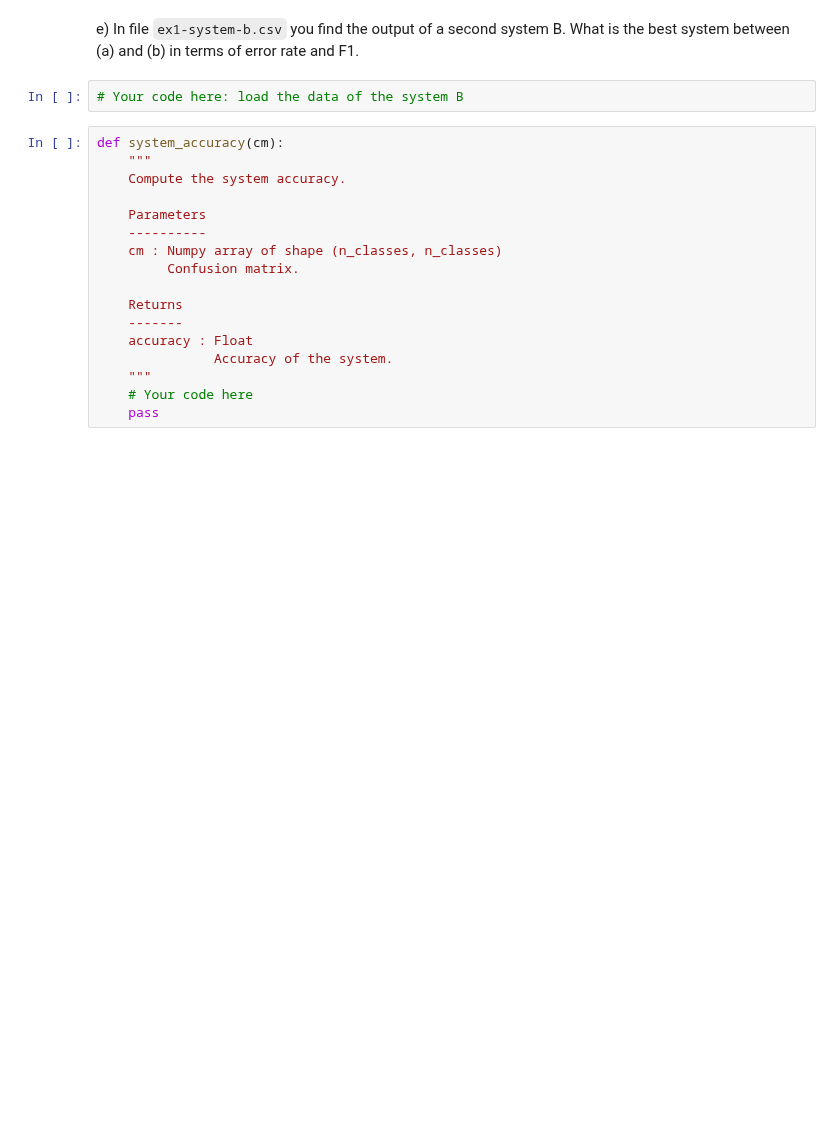
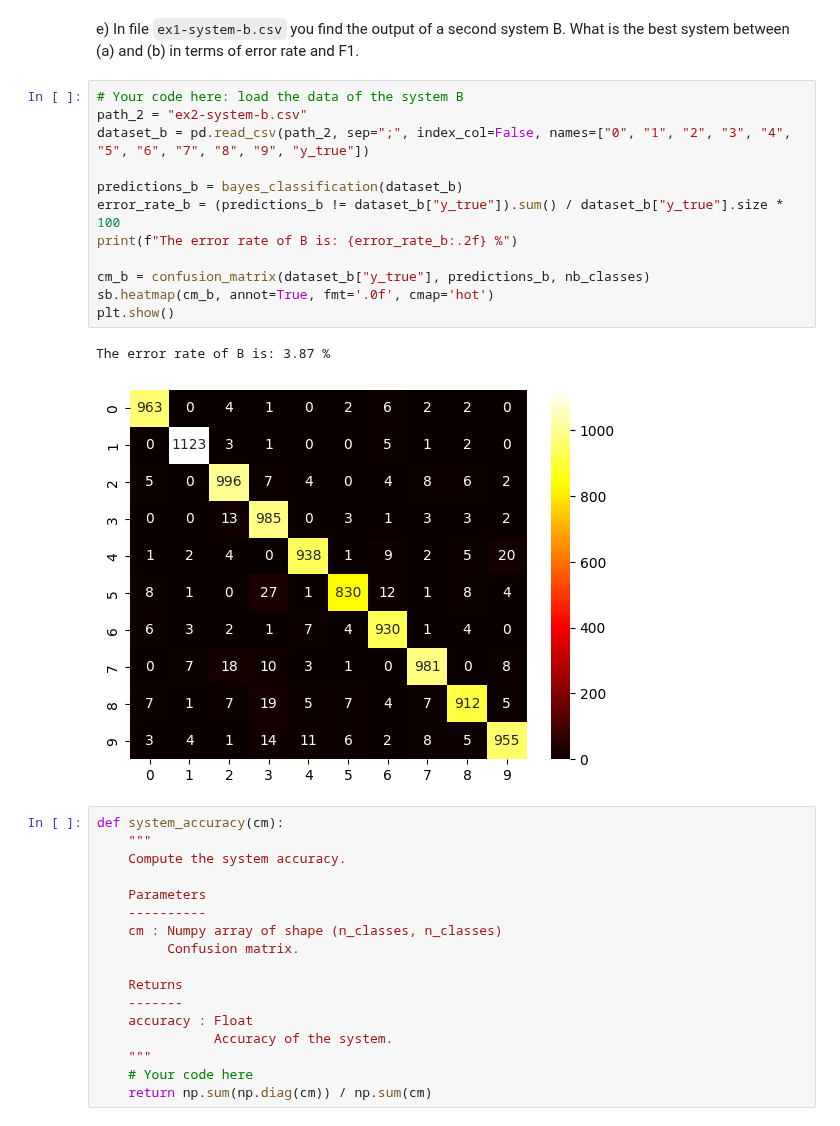
Before and after one commit to pleopleo6/FTP__ML, a Jupyter notebook: ML-PW-03-pellandini-gervasio-jaquet/ex2-sys-eval-20250930/ex2-sys-eval-stud.ipynb, the cells around one changed output. Drawn from its saved outputs; the diff is of its cells as text; blank space fills up the shorter version.

```diff
--- a/ML-PW-03-pellandini-gervasio-jaquet/ex2-sys-eval-20250930/ex2-sys-eval-stud.ipynb
+++ b/ML-PW-03-pellandini-gervasio-jaquet/ex2-sys-eval-20250930/ex2-sys-eval-stud.ipynb
@@ -125,6 +173,19 @@ def recall_per_class(cm):
 e) In file `ex1-system-b.csv` you find the output of a second system B. What is the best system between (a) and (b) in terms of error rate and F1.
 # %%
 # Your code here: load the data of the system B
+path_2 = "ex2-system-b.csv"
+dataset_b = pd.read_csv(path_2, sep=";", index_col=False, names=["0", "1", "2", "3", "4", "5", "6", "7", "8", "9", "y_true"])
+
+predictions_b = bayes_classification(dataset_b)
+error_rate_b = (predictions_b != dataset_b["y_true"]).sum() / dataset_b["y_true"].size * 100
+print(f"The error rate of B is: {error_rate_b:.2f} %")
+
+cm_b = confusion_matrix(dataset_b["y_true"], predictions_b, nb_classes)
+sb.heatmap(cm_b, annot=True, fmt='.0f', cmap='hot')
+plt.show()
+# %% [output]
+The error rate of B is: 3.87 %
+[figure, added]
 # %%
 def system_accuracy(cm):
     """
@@ -141,7 +202,7 @@ def system_accuracy(cm):
                Accuracy of the system.
     """
     # Your code here
-    pass
+    return np.sum(np.diag(cm)) / np.sum(cm)
 # %%
 def system_f1_score(cm):
     """
```
Also changed, not shown: parts of 13 cells of this notebook.
